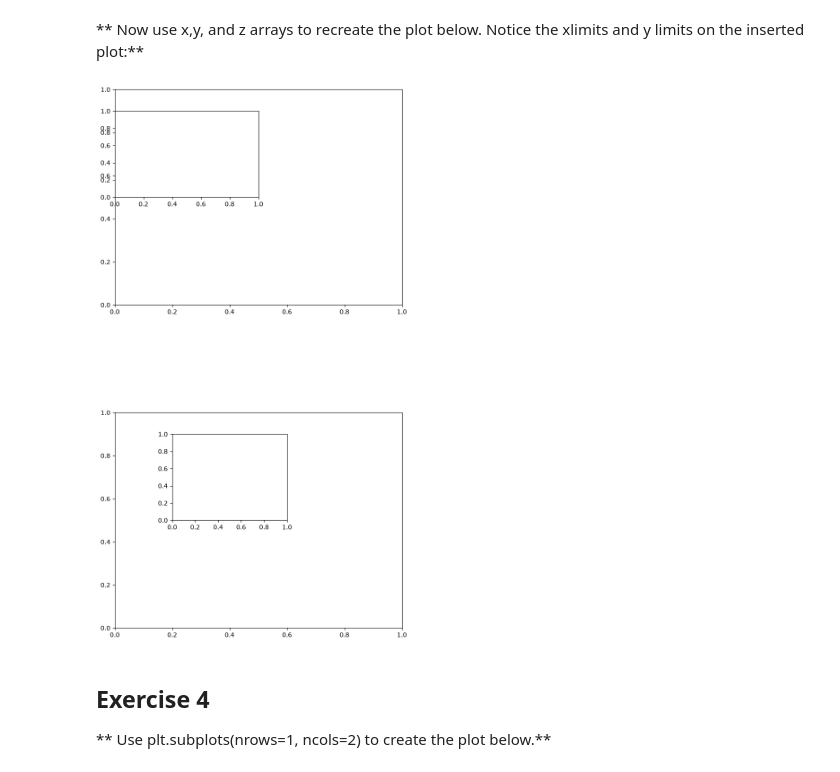
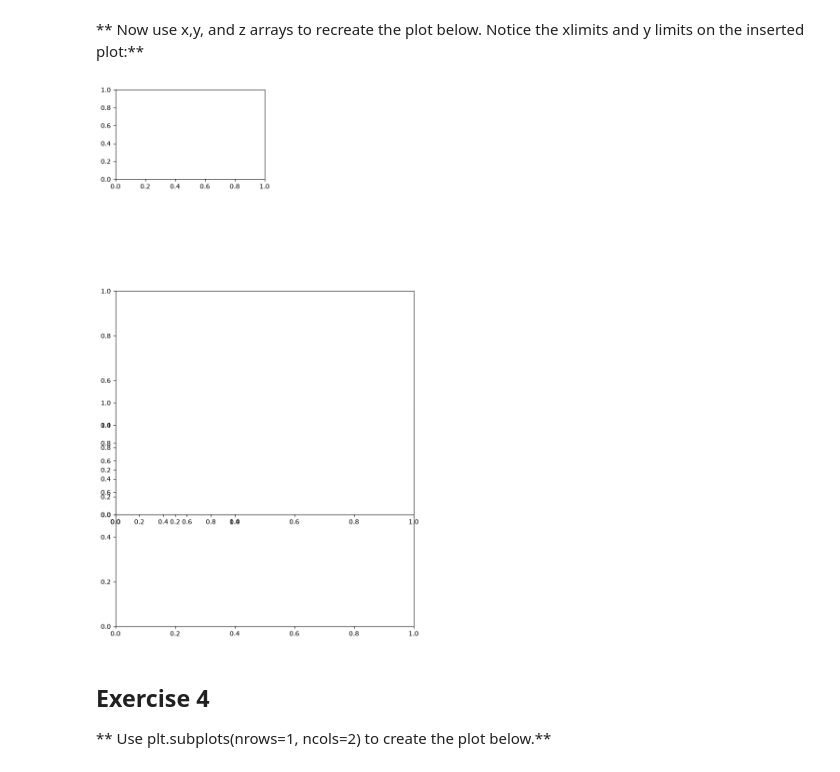
Before and after one commit to LeoLindqvist123/Python-for-Data-Science-and-Machine-Learning-Bootcamp, a Jupyter notebook: 05-Data-Visualization-with-Matplotlib/02-Matplotlib Exercises.ipynb, the cells around one changed output. Cells and saved outputs as stored; diff of their text form; code cells hidden in the pictures.

```diff
--- a/05-Data-Visualization-with-Matplotlib/02-Matplotlib Exercises.ipynb
+++ b/05-Data-Visualization-with-Matplotlib/02-Matplotlib Exercises.ipynb
@@ -84,12 +84,12 @@ ax2 = fig.add_axes([0.2, 0.5, .4, .4])
 # %%
 fig = plt.figure()
 
 ax1 = fig.add_axes([0, 0, 1, 1])
-ax2 = fig.add_axes([0.2, 0.5, .4, .4])
-ax3 = fig.add_axes([0, 1.5, 1, 1])
+ax2 = fig.add_axes([0, 0.5, .4, .4])
+ax3 = fig.add_axes([0, 0.5, 1, 1])
 ax4 = fig.add_axes([0, 2, 0.5, .4])
 # %% [output]
-[figure, old version]
+[figure, new version]
 # %% [markdown]
 ## Exercise 4
 
```
Also changed, not shown: parts of 4 cells of this notebook.
